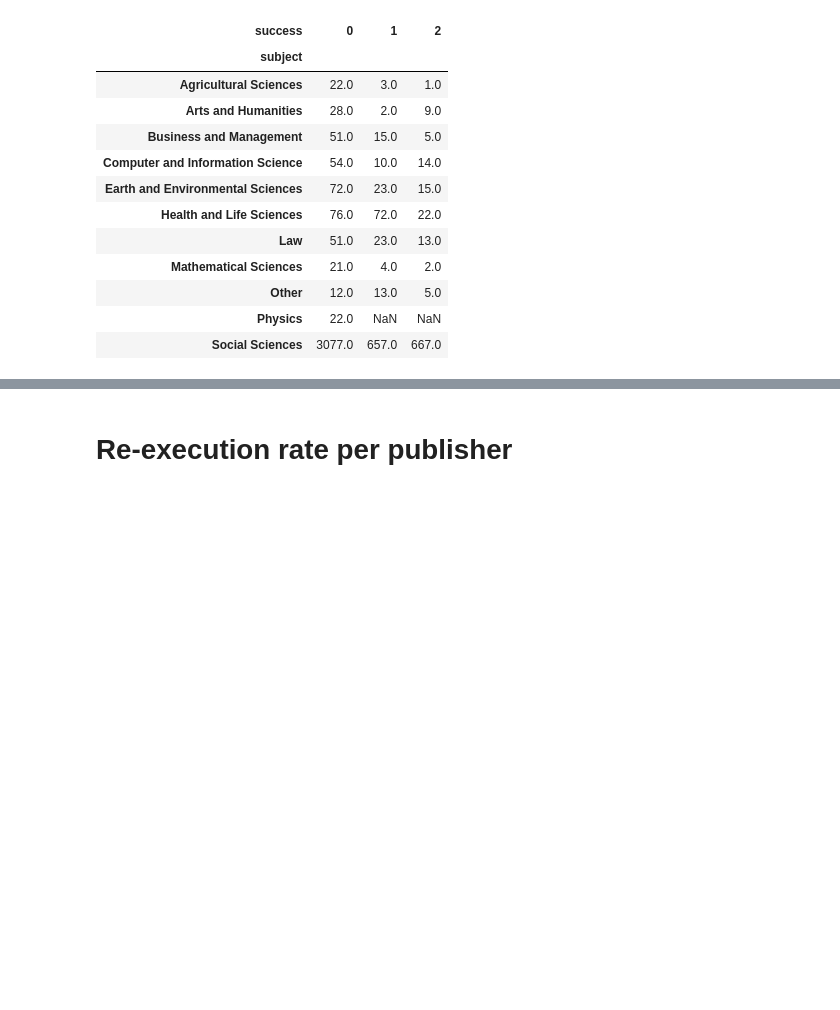
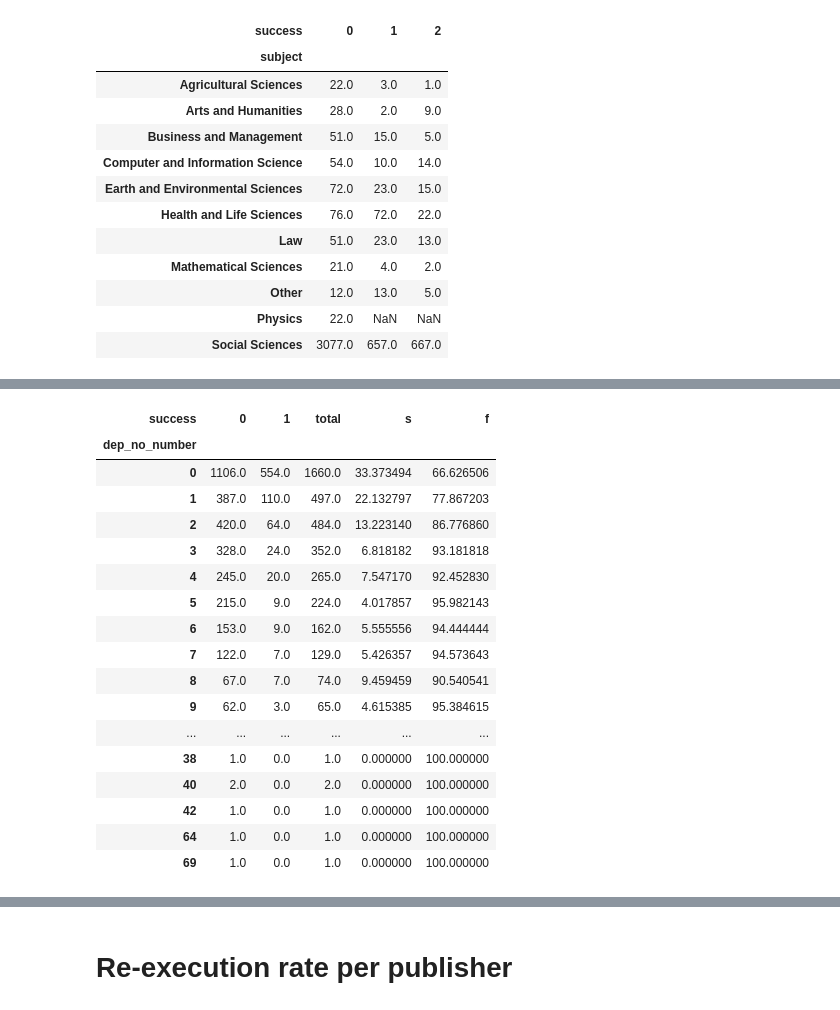
Before and after one commit to atrisovic/dataverse-r-study, a Jupyter notebook: analysis/exe-stats.ipynb, the cells around one changed output, grey strips where cells are left out. Cells and saved outputs as stored; diff of their text form; code cells hidden in the pictures; blank space fills up the shorter version.

```diff
--- a/analysis/exe-stats.ipynb
+++ b/analysis/exe-stats.ipynb
@@ -520,0 +548,3 @@ plt.show()
+# %%
+df = pd.read_csv("run_log_st11.csv", delimiter='\t', names=["DOI", 'file', 'comm_no', 'dep_no', 'encoding', 'total_lines'])
+df.head()
@@ -520,0 +566,2 @@ plt.show()
+# %%
+nmerge = pd.merge(dmerge, df, on=['DOI','file'])
@@ -520,0 +606,30 @@ plt.show()
+# %%
+temp.fillna(0.0, inplace=True)
+temp['total'] = [i+j for i,j in zip(temp[1],temp[0])]
+#temp['total'] = [i+j for i,j in zip(temp[2],temp['total'])]
+
+temp['s'] = [i / j * 100 for i,j in zip(temp[1], temp['total'])]
+temp['f'] = [i / j * 100 for i,j in zip(temp[0], temp['total'])]
+#temp['t'] = [i / j * 100 for i,j in zip(temp[2], temp['total'])]
+
+#temp = temp.sort_values(by=temp.index, ascending=False).head(11)
+temp
+# %% [output]
+| success | 0 | 1 | total | s | f |
+| dep_no_number |  |  |  |  |  |
+| 0 | 1106.0 | 554.0 | 1660.0 | 33.373494 | 66.626506 |
+| 1 | 387.0 | 110.0 | 497.0 | 22.132797 | 77.867203 |
+| 2 | 420.0 | 64.0 | 484.0 | 13.223140 | 86.776860 |
+| 3 | 328.0 | 24.0 | 352.0 | 6.818182 | 93.181818 |
+| 4 | 245.0 | 20.0 | 265.0 | 7.547170 | 92.452830 |
+| 5 | 215.0 | 9.0 | 224.0 | 4.017857 | 95.982143 |
+| 6 | 153.0 | 9.0 | 162.0 | 5.555556 | 94.444444 |
+| 7 | 122.0 | 7.0 | 129.0 | 5.426357 | 94.573643 |
+| 8 | 67.0 | 7.0 | 74.0 | 9.459459 | 90.540541 |
+| 9 | 62.0 | 3.0 | 65.0 | 4.615385 | 95.384615 |
+| ... | ... | ... | ... | ... | ... |
+| 38 | 1.0 | 0.0 | 1.0 | 0.000000 | 100.000000 |
+| 40 | 2.0 | 0.0 | 2.0 | 0.000000 | 100.000000 |
+| 42 | 1.0 | 0.0 | 1.0 | 0.000000 | 100.000000 |
+| 64 | 1.0 | 0.0 | 1.0 | 0.000000 | 100.000000 |
+| 69 | 1.0 | 0.0 | 1.0 | 0.000000 | 100.000000 |
```
Also changed, not shown: parts of 14 cells of this notebook, 2 other files.
